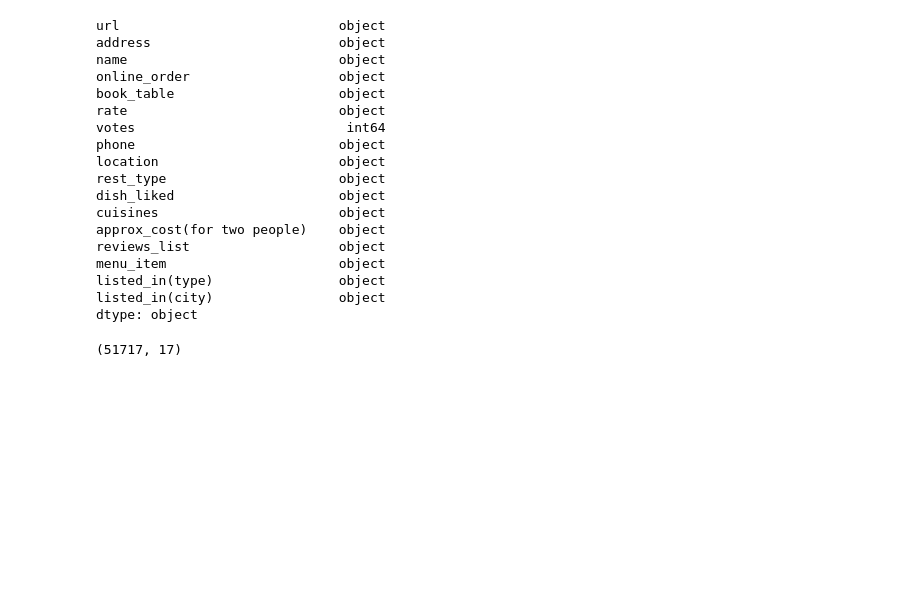
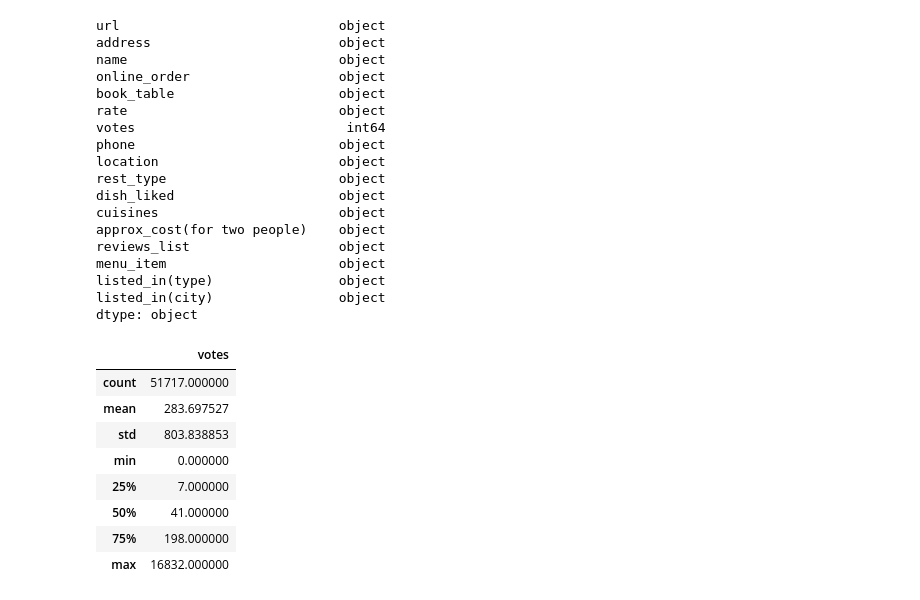
Before and after one commit to swarup4/zomato-ratings, a Jupyter notebook: Zomato Ratings.ipynb, the cells around one changed output. Cells and saved outputs as stored; diff of their text form; code cells hidden in the pictures; blank space fills up the shorter version.

```diff
--- a/Zomato Ratings.ipynb
+++ b/Zomato Ratings.ipynb
@@ -32,8 +33,16 @@ menu_item                      object
 listed_in(type)                object
 listed_in(city)                object
 dtype: object
-# %%
-df.shape
-# %% [output]
-(51717, 17)
+# %%
+df.describe()
+# %% [output]
+|  | votes |
+| count | 51717.000000 |
+| mean | 283.697527 |
+| std | 803.838853 |
+| min | 0.000000 |
+| 25% | 7.000000 |
+| 50% | 41.000000 |
+| 75% | 198.000000 |
+| max | 16832.000000 |
 # %%
```
Also changed, not shown: parts of 16 cells of this notebook.
